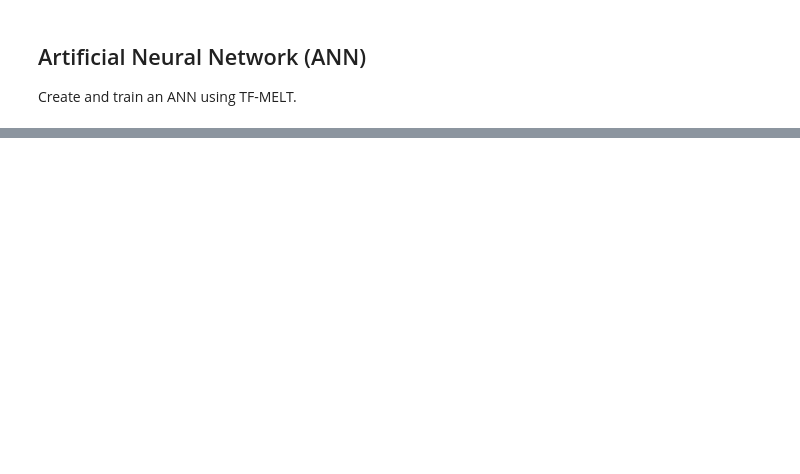
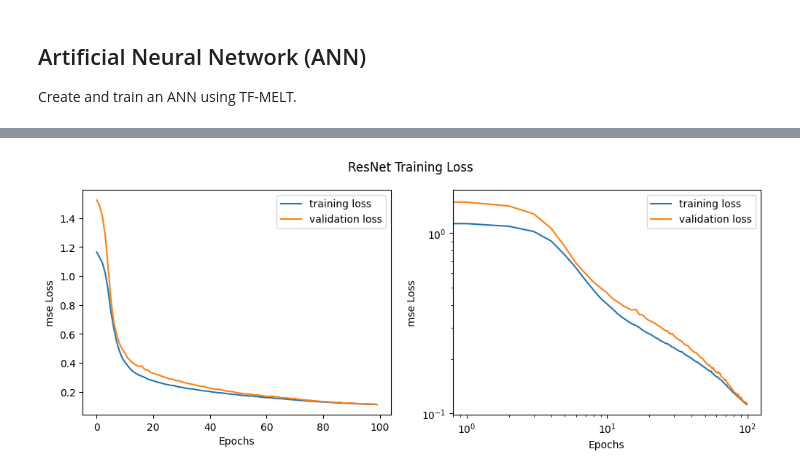
Before and after one commit to NREL/tf-melt, a Jupyter notebook: examples/regression.ipynb, the cells around one changed output, grey strips where cells are left out. Saved outputs shown, nothing was run; the diff lists cells and outputs as text; code cells hidden in the pictures; blank space fills up the shorter version.

```diff
--- a/examples/regression.ipynb
+++ b/examples/regression.ipynb
@@ -54,3 +57,22 @@ y_val_real = y_normalizer.inverse_transform(y_val)
+# %%
+# General hyperparameters
+n_epochs = 100
+batch_size = 32
+loss = "mse"
+learn_rate = 1e-3
+l1_reg = 1e-3
+l2_reg = 1e-3
+act_fun = "relu"
+dropout = 0.2
+input_dropout = 0.1
+batch_norm = True
+output_activation = "linear"
+
+width = 8
+depth = 6
+
+# ResNet specific hyperparameters
+layers_per_block = 4
 # %% [markdown]
 ## Artificial Neural Network (ANN)
 Create and train an ANN using TF-MELT.
@@ -212,0 +297,9 @@ plt.show()
+# %%
+# Train the model
+history = resnet_model.fit(
+    x_train, y_train,
+    validation_data=(x_val, y_val),
+    epochs=n_epochs,
+    batch_size=batch_size,
+    shuffle=True,
+)
@@ -212,0 +324,19 @@ plt.show()
+# %%
+# Plot the loss function over time
+fig, (ax1, ax2) = plt.subplots(1, 2, figsize=(12, 4))
+ax1.plot(history.history["loss"], label="training loss")
+ax1.plot(history.history["val_loss"], label="validation loss")
+ax1.legend()
+ax1.set_xlabel("Epochs")
+ax1.set_ylabel(f"{loss} Loss")
+
+ax2.loglog(history.history["loss"], label="training loss")
+ax2.loglog(history.history["val_loss"], label="validation loss")
+ax2.legend()
+ax2.set_xlabel("Epochs")
+ax2.set_ylabel(f"{loss} Loss")
+
+fig.suptitle("ResNet Training Loss")
+plt.show()
+# %% [output]
+[figure, added]
```
Also changed, not shown: parts of 11 cells of this notebook, 1 other file.
